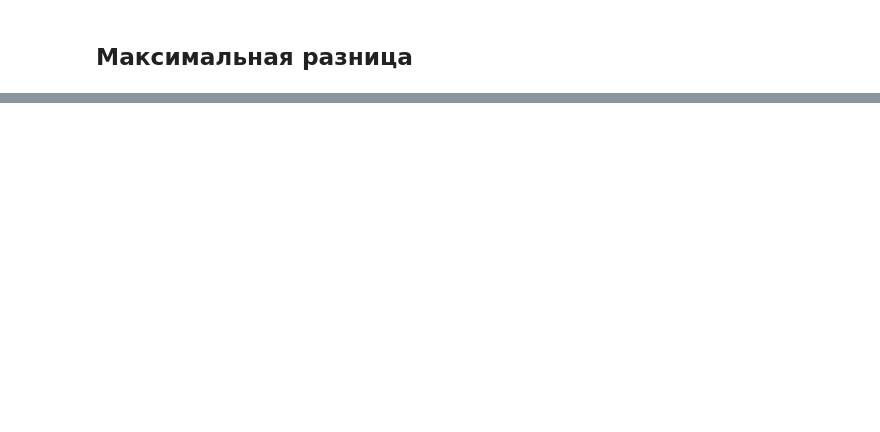
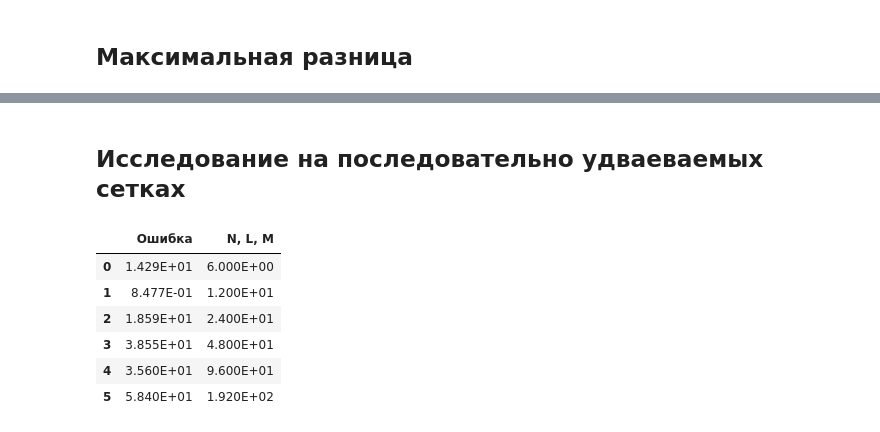
Before and after one commit to yarvod/Comp_math, a Jupyter notebook: 6_lab/6_lab.ipynb, the cells around one changed output, grey strips where cells are left out. Cells and saved outputs as stored; diff of their text form; code cells hidden in the pictures; blank space fills up the shorter version.

```diff
--- a/6_lab/6_lab.ipynb
+++ b/6_lab/6_lab.ipynb
@@ -203 +228,20 @@ max_dif
+# %%
+N1 = np.array([6, 12, 24, 48, 96, 192])
+L1 = np.array([6, 12, 24, 48, 96, 192])
+M1 = np.array([6, 12, 24, 48, 96, 192])
+
+double = double_grid(N1,L1,M1)
+# %% [markdown]
+## Исследование на последовательно удваеваемых сетках
+# %%
+drt = np.concatenate((double, N1)).reshape(2,len(N1)).T
+pd.DataFrame(drt, columns = ['Ошибка', 'N, L, M'])
+# %% [output]
+|  | Ошибка | N, L, M |
+| 0 | 1.429E+01 | 6.000E+00 |
+| 1 | 8.477E-01 | 1.200E+01 |
+| 2 | 1.859E+01 | 2.400E+01 |
+| 3 | 3.855E+01 | 4.800E+01 |
+| 4 | 3.560E+01 | 9.600E+01 |
+| 5 | 5.840E+01 | 1.920E+02 |
 # %% [markdown]
```
Also changed, not shown: parts of 10 cells of this notebook.
